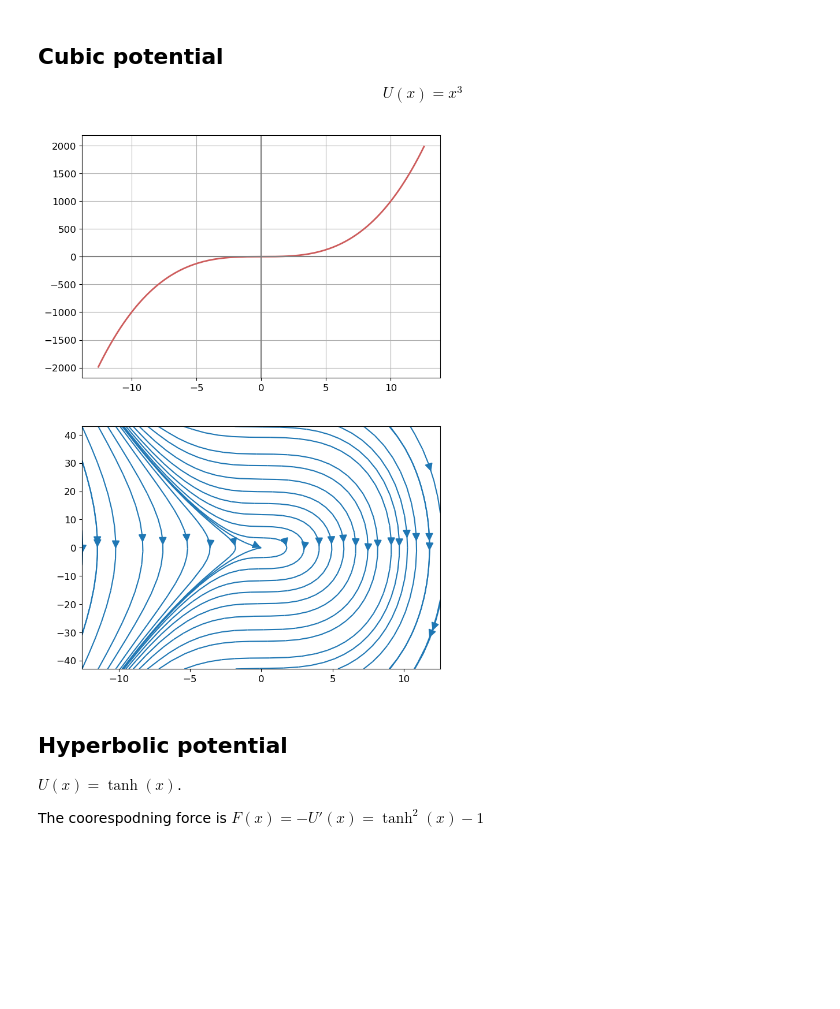
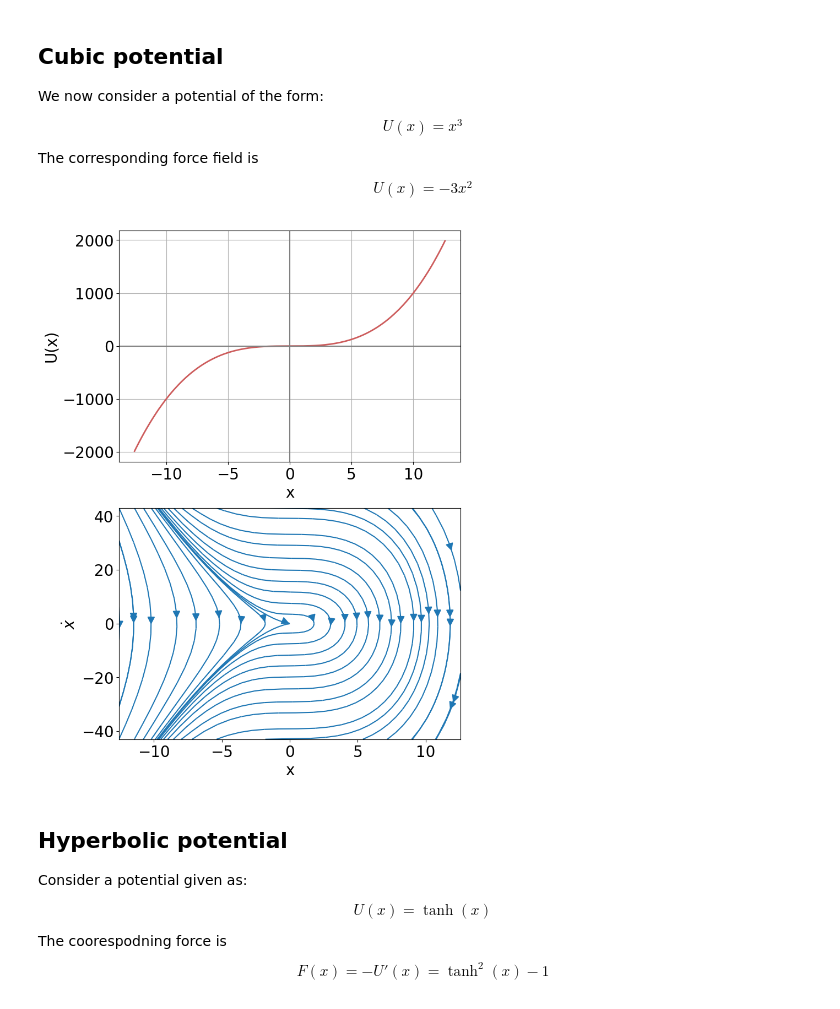
Before and after one commit to rajeshrinet/teaching, a Jupyter notebook: ex2-phasePortraits-streamplot.ipynb, the cells around one changed output. Saved outputs shown, nothing was run; the diff lists cells and outputs as text; code cells hidden in the pictures; blank space fills up the shorter version.

```diff
--- a/ex2-phasePortraits-streamplot.ipynb
+++ b/ex2-phasePortraits-streamplot.ipynb
@@ -1,7 +1,7 @@
 # %%
 import numpy as np
 import matplotlib.pyplot as plt
-plt.rcParams.update({'font.size': 12})
+plt.rcParams.update({'font.size': 20})
 # %% [markdown]
 ### Simple harmonic oscillator
 
@@ -137,35 +129,47 @@ plt.streamplot(xG, dot_xG, dot_xG, ddot_xG,density=0.75, broken_streamlines=Fals
 # %% [markdown]
 ## Cubic potential
 
+We now consider a potential of the form:
+
 $$U (x) = x^3$$
+
+The corresponding force field is
+
+$$U (x) = -3x^2$$
 # %%
 plt.figure(figsize=(8, 12), dpi=100)
 
 plt.subplot(211)
 xx=4*np.pi;  x = np.linspace(-xx,xx,128);
 
 plt.plot(x,  x**3, lw=2, color='indianred')
 plt.axvline(x=0, c="gray", label="x=0")
 plt.axhline(y=0, c="gray", label="y=0")
 plt.grid()
+plt.xlabel('x'); plt.ylabel(r'U(x)');
+
 
 plt.subplot(212)
 
 Lx, Ly = 4*np.pi, 43
 Np =64
 xG, dot_xG = np.meshgrid(np.linspace(-Lx, Lx, Np), np.linspace(-Ly, Ly, Np))
 
 ddot_xG =  -3*xG**2
 
 plt.streamplot(xG, dot_xG, dot_xG, ddot_xG,density=0.5, broken_streamlines=False, arrowsize=2);
+plt.xlabel('x'); plt.ylabel(r'$\dot x$');
 # %% [output]
-[figure, old version]
+[figure, new version]
 # %% [markdown]
 ## Hyperbolic potential
 
-$U(x)=\tanh (x)$.
+Consider a potential given as:
 
-The coorespodning force is $F(x)= - U'(x)=\tanh^2 (x)-1$
+$$U(x)=\tanh (x)$$
+
+The coorespodning force is
+$$F(x)= - U'(x)=\tanh^2 (x)-1$$
 # %%
 plt.figure(figsize=(15, 12), dpi=100)
 
```
Also changed, not shown: parts of 11 cells of this notebook, 1 other file.
